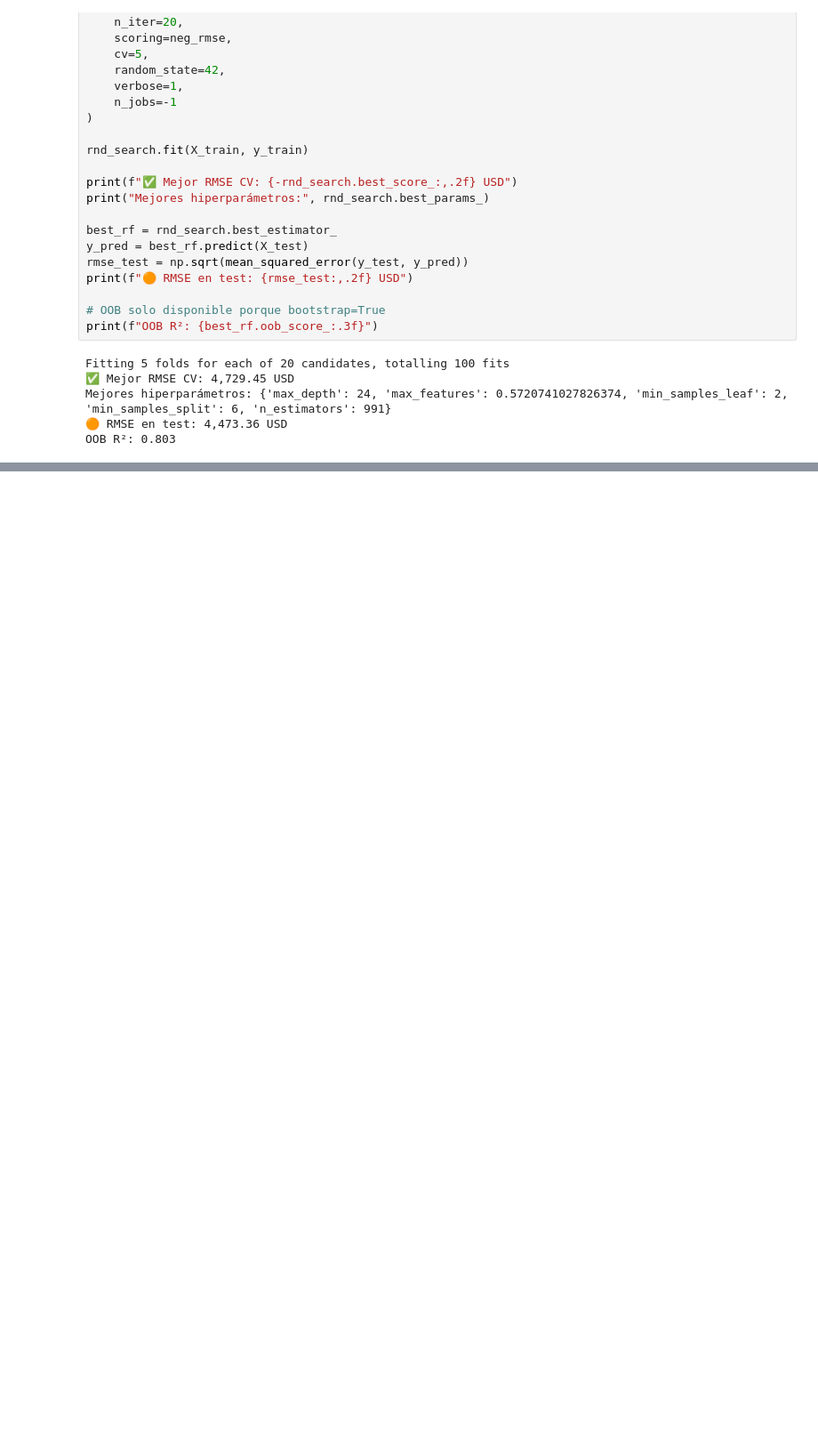
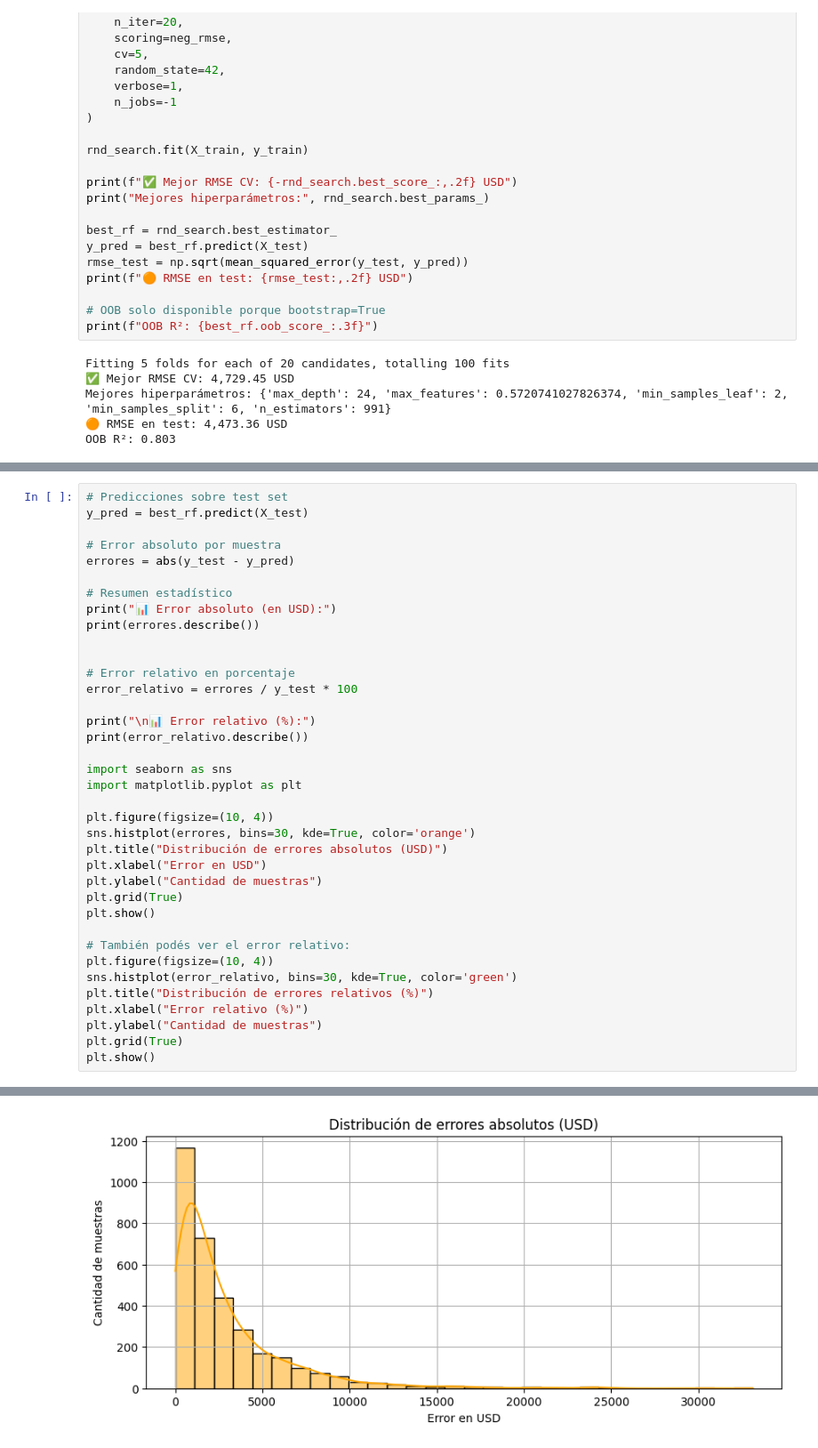
Before and after one commit to Sdomato/Proyecto-final-ML, a Jupyter notebook: datasetbasico.ipynb, the cells around one changed output, grey strips where cells are left out. Shown at 89% size. Cells and saved outputs as stored; diff of their text form; blank space fills up the shorter version.

```diff
--- a/datasetbasico.ipynb
+++ b/datasetbasico.ipynb
@@ -889,0 +900,38 @@ plt.show()
+# %%
+# Predicciones sobre test set
+y_pred = best_rf.predict(X_test)
+
+# Error absoluto por muestra
+errores = abs(y_test - y_pred)
+
+# Resumen estadístico
+print("📊 Error absoluto (en USD):")
+print(errores.describe())
+
+
+# Error relativo en porcentaje
+error_relativo = errores / y_test * 100
+
+print("\n📊 Error relativo (%):")
+print(error_relativo.describe())
+
+import seaborn as sns
+import matplotlib.pyplot as plt
+
+plt.figure(figsize=(10, 4))
+sns.histplot(errores, bins=30, kde=True, color='orange')
+plt.title("Distribución de errores absolutos (USD)")
+plt.xlabel("Error en USD")
+plt.ylabel("Cantidad de muestras")
+plt.grid(True)
+plt.show()
+
+# También podés ver el error relativo:
+plt.figure(figsize=(10, 4))
+sns.histplot(error_relativo, bins=30, kde=True, color='green')
+plt.title("Distribución de errores relativos (%)")
+plt.xlabel("Error relativo (%)")
+plt.ylabel("Cantidad de muestras")
+plt.grid(True)
+plt.show()
+# %% [output]
@@ -889,0 +955 @@ plt.show()
+[figure, added]
```
Also changed, not shown: parts of 6 cells of this notebook, 2 other files.
